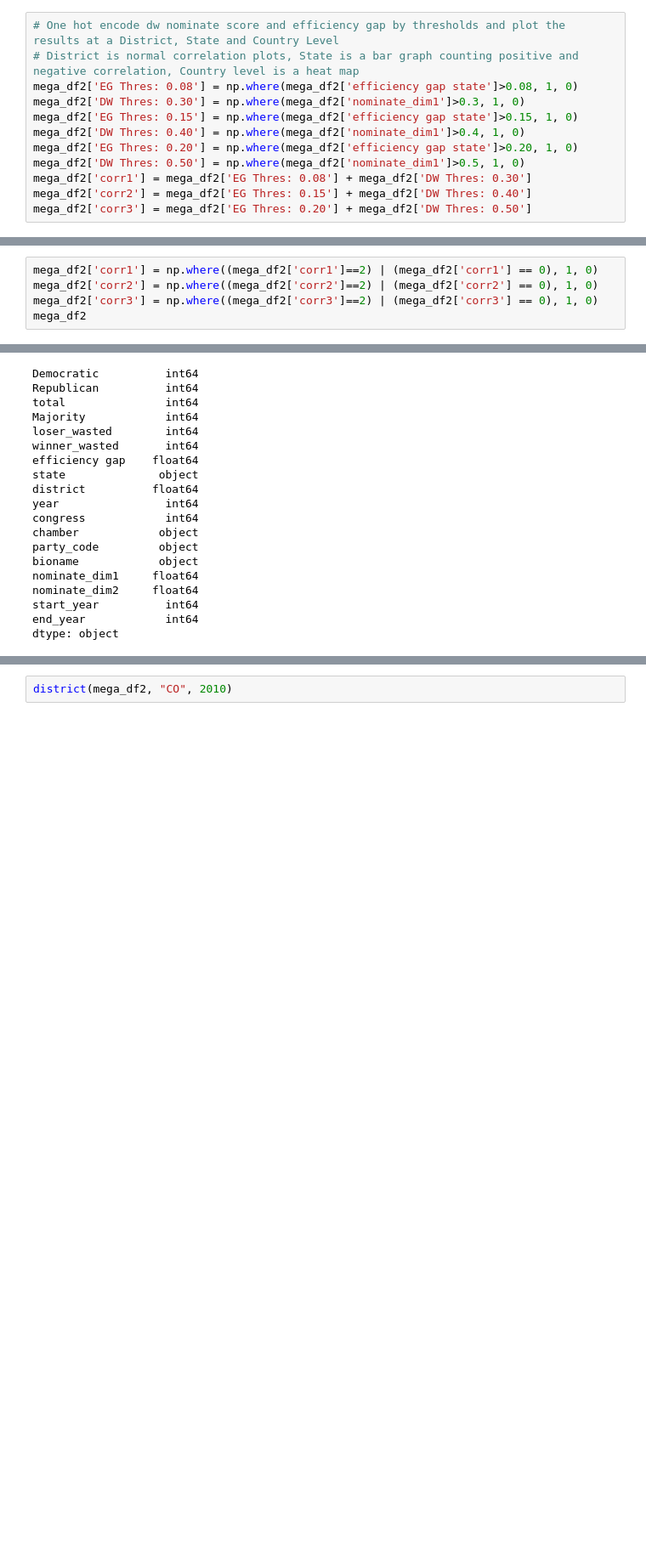
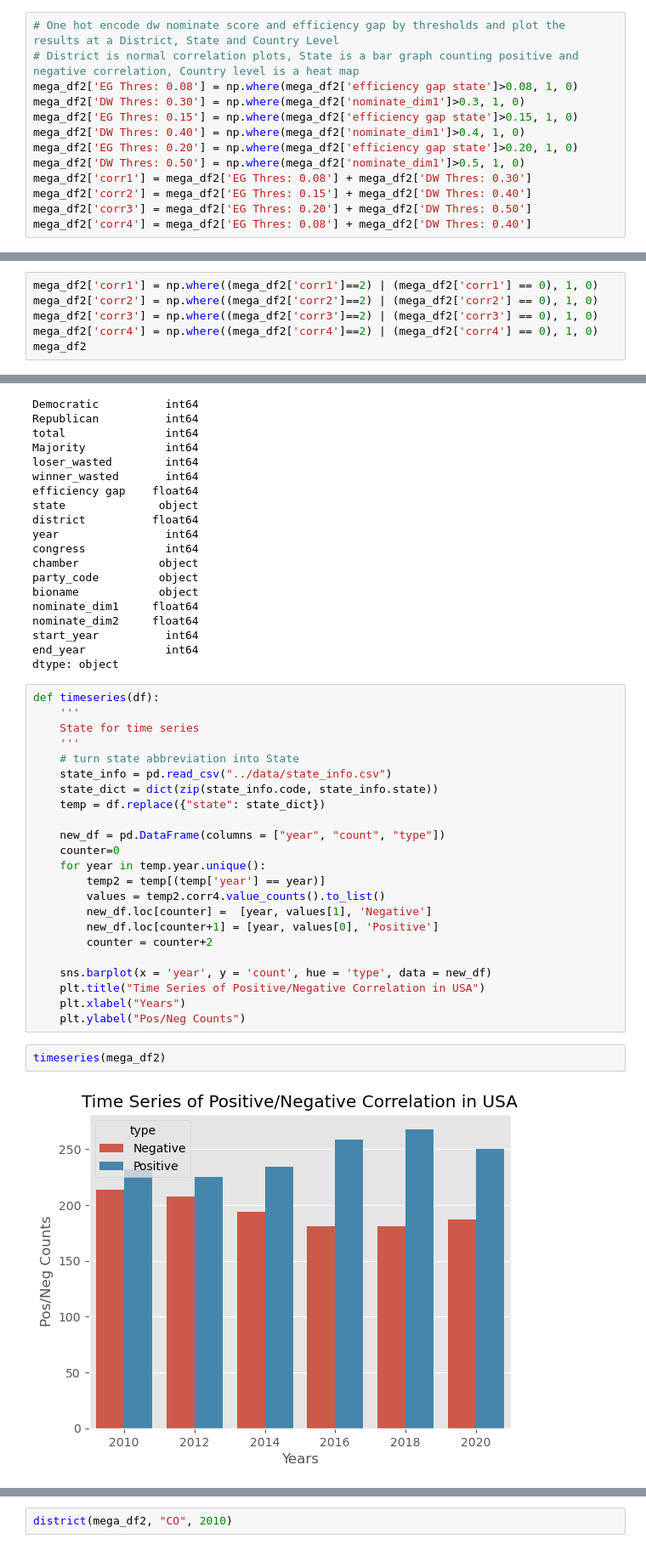
Before and after one commit to Simonlee711/gerrymandering-polarisation-study, a Jupyter notebook: src/gov-analysis.ipynb, the cells around one changed output, grey strips where cells are left out. Shown at 85% size. Cells and saved outputs as stored; diff of their text form; blank space fills up the shorter version.

```diff
--- a/src/gov-analysis.ipynb
+++ b/src/gov-analysis.ipynb
@@ -531,3 +543,4 @@ mega_df2['DW Thres: 0.50'] = np.where(mega_df2['nominate_dim1']>0.5, 1, 0)
 mega_df2['corr1'] = mega_df2['EG Thres: 0.08'] + mega_df2['DW Thres: 0.30']
 mega_df2['corr2'] = mega_df2['EG Thres: 0.15'] + mega_df2['DW Thres: 0.40']
 mega_df2['corr3'] = mega_df2['EG Thres: 0.20'] + mega_df2['DW Thres: 0.50']
+mega_df2['corr4'] = mega_df2['EG Thres: 0.08'] + mega_df2['DW Thres: 0.40']
@@ -560,5 +591,6 @@ mega_df2
 mega_df2['corr1'] = np.where((mega_df2['corr1']==2) | (mega_df2['corr1'] == 0), 1, 0)
 mega_df2['corr2'] = np.where((mega_df2['corr2']==2) | (mega_df2['corr2'] == 0), 1, 0)
 mega_df2['corr3'] = np.where((mega_df2['corr3']==2) | (mega_df2['corr3'] == 0), 1, 0)
+mega_df2['corr4'] = np.where((mega_df2['corr4']==2) | (mega_df2['corr4'] == 0), 1, 0)
 mega_df2
 # %% [output]
@@ -601,6 +653,33 @@ nominate_dim2     float64
 start_year          int64
 end_year            int64
 dtype: object
+# %%
+def timeseries(df):
+    '''
+    State for time series
+    '''
+    # turn state abbreviation into State
+    state_info = pd.read_csv("../data/state_info.csv")
+    state_dict = dict(zip(state_info.code, state_info.state))
+    temp = df.replace({"state": state_dict})
+
+    new_df = pd.DataFrame(columns = ["year", "count", "type"])
+    counter=0
+    for year in temp.year.unique():
+        temp2 = temp[(temp['year'] == year)]
+        values = temp2.corr4.value_counts().to_list()
+        new_df.loc[counter] =  [year, values[1], 'Negative']
+        new_df.loc[counter+1] = [year, values[0], 'Positive']
+        counter = counter+2
+
+    sns.barplot(x = 'year', y = 'count', hue = 'type', data = new_df)
+    plt.title("Time Series of Positive/Negative Correlation in USA")
+    plt.xlabel("Years")
+    plt.ylabel("Pos/Neg Counts")
+# %%
+timeseries(mega_df2)
+# %% [output]
+[figure, added]
 # %%
 # make plots
 
```
Also changed, not shown: parts of 7 cells of this notebook.
